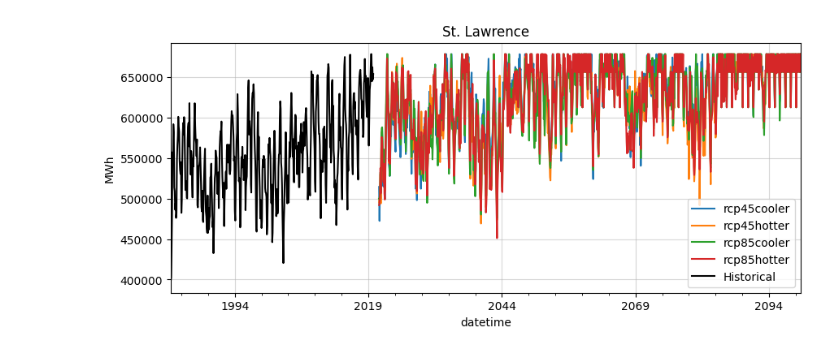
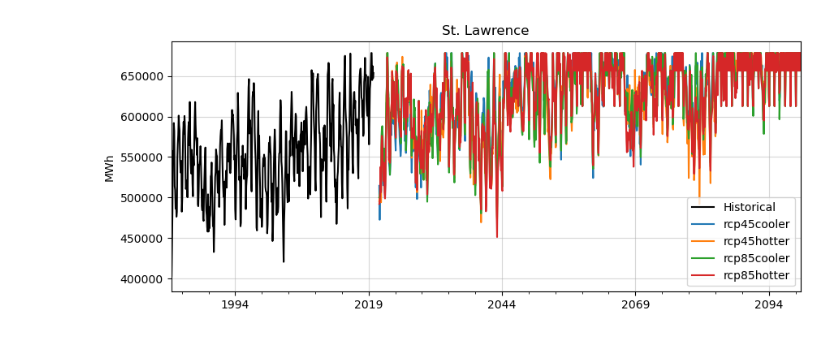
Before and after one commit to reyli4/acorn-julia, a Jupyter notebook: scripts/03_gen_modeling/hydro.ipynb, the cells around one changed output. Drawn from its saved outputs; the diff is of its cells as text; code cells hidden in the pictures.

Commit message:
Initial repo: code + config + small run summaries/figures (no large data)

```diff
--- a/scripts/03_gen_modeling/hydro.ipynb
+++ b/scripts/03_gen_modeling/hydro.ipynb
@@ -29,11 +50,0 @@ df_niag['datetime'] = pd.to_datetime(df_niag['Year'].astype(str) + '-' + df_niag
-# %%
-# Read Bracken et al. 2025
-df_gd = pd.read_csv('../../data/hydro/godeeep-hydro/godeeep-hydro-historical-monthly.csv')
-
-# Niagara
-df_gd_niagara = df_gd[df_gd['plant'] == 'Robert Moses Niagara'].copy()
-df_gd_niagara['datetime'] = pd.to_datetime(df_gd_niagara['datetime'])
-
-# STL
-df_gd_stl = df_gd[df_gd['plant'] == 'Robert Moses - St. Lawrence'].copy()
-df_gd_stl['datetime'] = pd.to_datetime(df_gd_stl['datetime'])
@@ -100,12 +187,39 @@ df_gd_cc['datetime'] = pd.to_datetime(df_gd_cc['datetime'])
 # %%
+import pandas as pd
+import matplotlib.pyplot as plt
+
+# --- Historical (STL) to monthly sum ---
+hist_stl_m = (
+    df_gd_stl.assign(datetime=pd.to_datetime(df_gd_stl["datetime"]))
+             .set_index("datetime")["power_predicted_mwh"]
+             .resample("MS").sum()
+)
+
+# --- CC (STL) to wide monthly ---
+stl_cc = df_gd_cc[df_gd_cc["plant"] == "Robert Moses - St. Lawrence"].copy()
+cc_stl_m = (
+    stl_cc.assign(datetime=pd.to_datetime(stl_cc["datetime"]))
+          .pivot_table(index="datetime",
+                       columns="scenario",
+                       values="power_predicted_mwh",
+                       aggfunc="sum")        # monthly files are already monthly; 'sum' is safe
+          .resample("MS").sum()
+)
+
+# --- Align on a common monthly index (keeps the 2020 gap as NaN) ---
+idx = pd.date_range(hist_stl_m.index.min(), cc_stl_m.index.max(), freq="MS")
+hist_aligned = hist_stl_m.reindex(idx)
+cc_aligned   = cc_stl_m.reindex(idx)
+
+# --- Plot ---
 fig, ax = plt.subplots(figsize=(10,4))
-df_gd_cc[df_gd_cc['plant'] == 'Robert Moses - St. Lawrence'].set_index('datetime').groupby('scenario')['power_predicted_mwh'].plot(ax=ax)
-df_gd_stl.set_index('datetime')['power_predicted_mwh'].plot(ax=ax, label='Historical', color='black')
+hist_aligned.plot(ax=ax, color="black", label="Historical")
+cc_aligned.plot(ax=ax)
 ax.grid(alpha=0.5)
+ax.set_title("St. Lawrence")
+ax.set_ylabel("MWh")
 ax.legend()
-ax.set_title('St. Lawrence')
-ax.set_ylabel('MWh')
 plt.show()
 # %% [output]
-[figure, old version]
+[figure, new version]
 # %%
```
Also changed, not shown: parts of 11 cells of this notebook, 47 other files.
